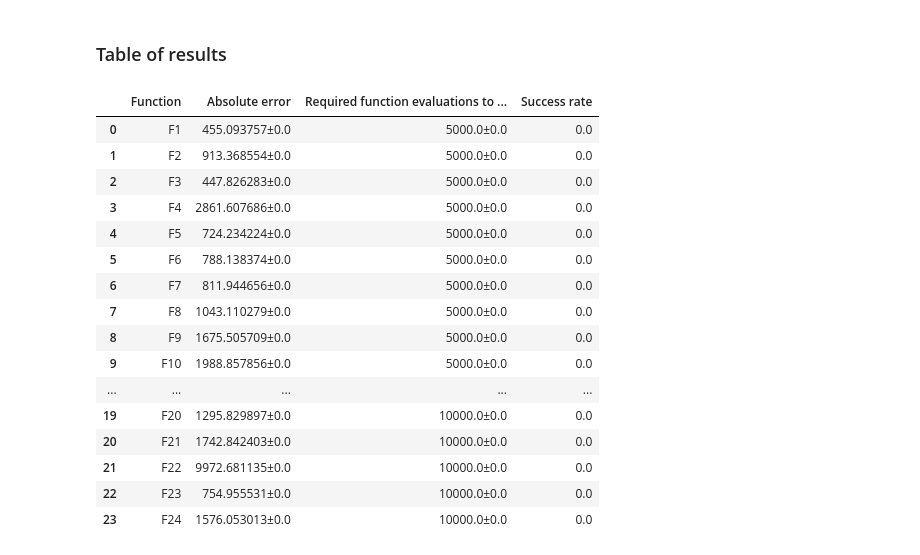
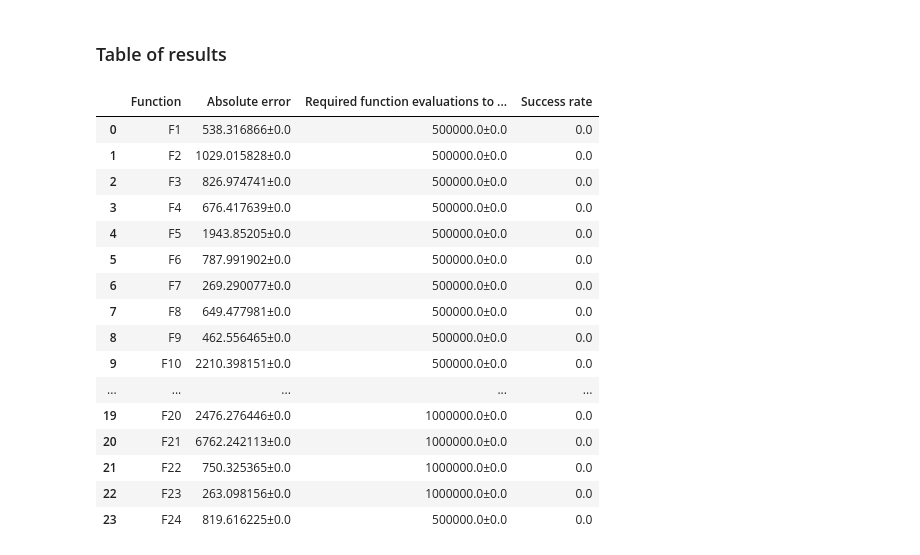
Before and after one commit to suboty/populationes, a Jupyter notebook: l_srtde/L-SRTDE.ipynb, the cells around one changed output. Saved outputs shown, nothing was run; the diff lists cells and outputs as text; code cells hidden in the pictures.

```diff
--- a/l_srtde/L-SRTDE.ipynb
+++ b/l_srtde/L-SRTDE.ipynb
@@ -726,15 +773,25 @@ population_size = 10
 # Результаты всех запусков
 res = np.zeros((max_n_funcs, total_n_runs, 1001))
 
+# Найденные оптимумы
+optimums = np.zeros(max_n_funcs)
+
+# Необходимые оптимумы
+fopts = np.zeros(max_n_funcs)
+
 # Запуск алгоритма и сбор результатов
-for func_num in range(1, max_n_funcs + 1):
+for func_num in range(0, max_n_funcs):
     try:
-        gnbg = GNBG(func_num)
+        gnbg = GNBG(func_num+1)
         fopt = gnbg.opt_value
+        fopts[func_num] = fopt
+
+        _optimums = np.zeros(total_n_runs)
 
         for run in range(total_n_runs):
             t0 = time.time()
-            print(f"Running algorithm on {gnbg}, run {run + 1}")
+            print(f"\nRunning algorithm on {gnbg}, run {run + 1}")
+            print(f'!!! Function best value: {fopt}')
             optz = Algorithm(gnbg.Fitness, False)
             optz._global_variables.global_best_init = False
             optz._global_variables.last_eval_step = 0
@@ -742,15 +799,16 @@ for func_num in range(1, max_n_funcs + 1):
             optz._global_variables.max_eval_func_calls = gnbg.max_evals
             optz._global_variables.results_array[
                 optz._consts.records_number_per_function - 1
-            ] = gnbg.max_evals / 100
-
+            ] = gnbg.max_evals
             optz.initialize(
                 new_n_inds=population_size * gnbg.dimension,
                 new_n_vars=gnbg.dimension,
             )
-            optz.main_cycle()
+            _, optimum = optz.main_cycle()
+            _optimums[run] = optimum
             res[func_num - 1, run] = optz._global_variables.results_array
             print(f'\tElapsed time: {round(time.time()-t0, 2)} sec')
+        optimums[func_num] = np.mean(_optimums)
     except Exception as e:
         print(f'\t### Error in function {func_num}: {e}')
         print(f'\t### Traceback: {traceback.format_exc()}')
@@ -829,48 +885,48 @@ res_table = pd.DataFrame(columns=[
     'Function', 'Absolute error',
     'Required function evaluations to acceptance threshold',
     'Success rate'
 ])
 
-row_tamplate = {
+row_template = {
     'Function': None,
     'Absolute error': None,
     'Required function evaluations to acceptance threshold': None,
     'Success rate': None
 }
 
 for func_i in range(max_n_funcs):
-    _row = copy.deepcopy(row_tamplate)
+    _row = copy.deepcopy(row_template)
     _row['Function'] = f'F{func_i+1}'
     _row['Absolute error'] = str(round(np.mean(res[func_i,:,-2]), 6)) \
         + u"\u00B1" + str(round(np.std(res[func_i,:,-2]), 6))
 
     _row['Required function evaluations to acceptance threshold'] = str(round(np.mean(res[func_i,:,-1]), 6)) \
         + u"\u00B1" + str(round(np.std(res[func_i,:,-1]), 6))
 
     success_rate = 0
     for run_i in range(total_n_runs):
         success_rate += (res[func_i,run_i,-2] == 0)
     success_rate /= total_n_runs
     _row['Success rate'] = success_rate
 
     res_table = pd.concat([res_table, pd.DataFrame([_row])], axis=0, ignore_index=True)
 
 res_table
 # %% [output]
 |  | Function | Absolute error | Required function evaluations to ... | Success rate |
-| 0 | F1 | 455.093757±0.0 | 5000.0±0.0 | 0.0 |
-| 1 | F2 | 913.368554±0.0 | 5000.0±0.0 | 0.0 |
-| 2 | F3 | 447.826283±0.0 | 5000.0±0.0 | 0.0 |
-| 3 | F4 | 2861.607686±0.0 | 5000.0±0.0 | 0.0 |
-| 4 | F5 | 724.234224±0.0 | 5000.0±0.0 | 0.0 |
-| 5 | F6 | 788.138374±0.0 | 5000.0±0.0 | 0.0 |
-| 6 | F7 | 811.944656±0.0 | 5000.0±0.0 | 0.0 |
-| 7 | F8 | 1043.110279±0.0 | 5000.0±0.0 | 0.0 |
-| 8 | F9 | 1675.505709±0.0 | 5000.0±0.0 | 0.0 |
-| 9 | F10 | 1988.857856±0.0 | 5000.0±0.0 | 0.0 |
+| 0 | F1 | 538.316866±0.0 | 500000.0±0.0 | 0.0 |
+| 1 | F2 | 1029.015828±0.0 | 500000.0±0.0 | 0.0 |
+| 2 | F3 | 826.974741±0.0 | 500000.0±0.0 | 0.0 |
+| 3 | F4 | 676.417639±0.0 | 500000.0±0.0 | 0.0 |
+| 4 | F5 | 1943.85205±0.0 | 500000.0±0.0 | 0.0 |
+| 5 | F6 | 787.991902±0.0 | 500000.0±0.0 | 0.0 |
+| 6 | F7 | 269.290077±0.0 | 500000.0±0.0 | 0.0 |
+| 7 | F8 | 649.477981±0.0 | 500000.0±0.0 | 0.0 |
+| 8 | F9 | 462.556465±0.0 | 500000.0±0.0 | 0.0 |
+| 9 | F10 | 2210.398151±0.0 | 500000.0±0.0 | 0.0 |
 | ... | ... | ... | ... | ... |
-| 19 | F20 | 1295.829897±0.0 | 10000.0±0.0 | 0.0 |
-| 20 | F21 | 1742.842403±0.0 | 10000.0±0.0 | 0.0 |
-| 21 | F22 | 9972.681135±0.0 | 10000.0±0.0 | 0.0 |
-| 22 | F23 | 754.955531±0.0 | 10000.0±0.0 | 0.0 |
-| 23 | F24 | 1576.053013±0.0 | 10000.0±0.0 | 0.0 |
+| 19 | F20 | 2476.276446±0.0 | 1000000.0±0.0 | 0.0 |
+| 20 | F21 | 6762.242113±0.0 | 1000000.0±0.0 | 0.0 |
+| 21 | F22 | 750.325365±0.0 | 1000000.0±0.0 | 0.0 |
+| 22 | F23 | 263.098156±0.0 | 1000000.0±0.0 | 0.0 |
+| 23 | F24 | 819.616225±0.0 | 500000.0±0.0 | 0.0 |
```
Also changed, not shown: parts of 8 cells of this notebook, 2 other files.
